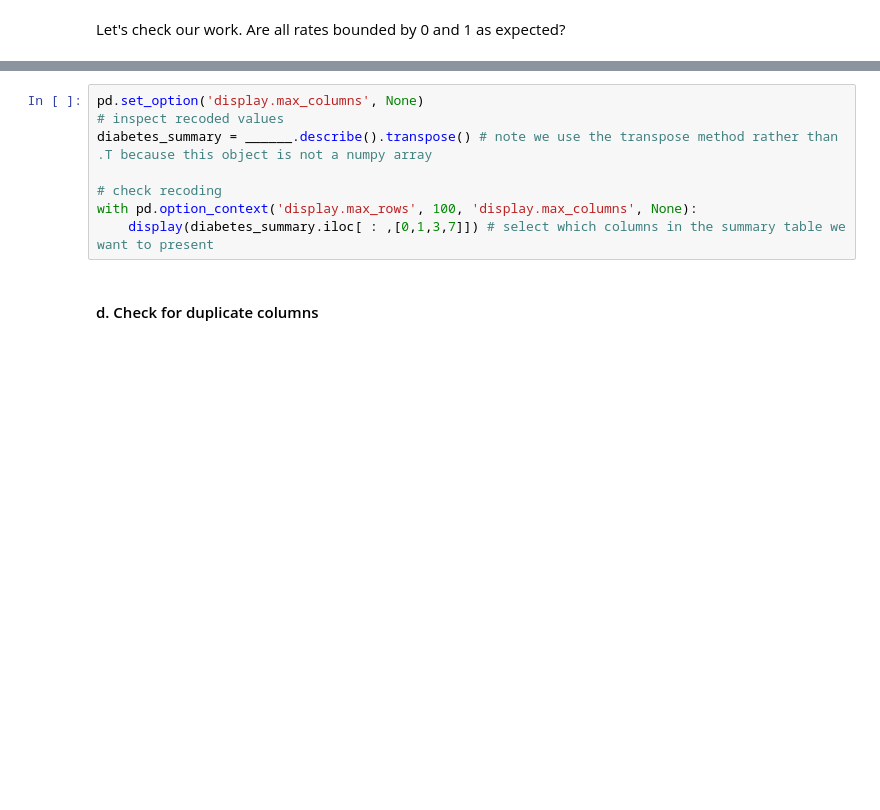
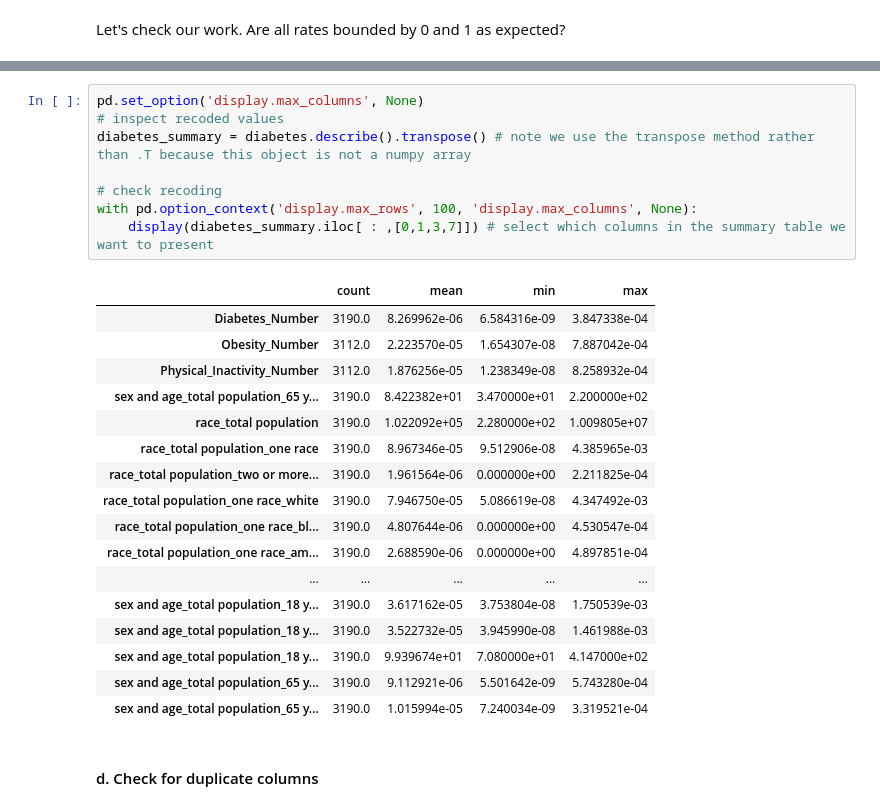
Before and after one commit to annettegailliot/CSS_Project2_Team4_Fall2022, a Jupyter notebook: Project 2 Students.ipynb, the cells around one changed output, grey strips where cells are left out. Saved outputs shown, nothing was run; the diff lists cells and outputs as text; blank space fills up the shorter version.

```diff
--- a/Project 2 Students.ipynb
+++ b/Project 2 Students.ipynb
@@ -136,11 +152,29 @@ Let's check our work. Are all rates bounded by 0 and 1 as expected?
 # %%
 pd.set_option('display.max_columns', None)
 # inspect recoded values
-diabetes_summary = ______.describe().transpose() # note we use the transpose method rather than .T because this object is not a numpy array
+diabetes_summary = diabetes.describe().transpose() # note we use the transpose method rather than .T because this object is not a numpy array
 
 # check recoding
 with pd.option_context('display.max_rows', 100, 'display.max_columns', None):
     display(diabetes_summary.iloc[ : ,[0,1,3,7]]) # select which columns in the summary table we want to present
+# %% [output]
+|  | count | mean | min | max |
+| Diabetes_Number | 3190.0 | 8.269962e-06 | 6.584316e-09 | 3.847338e-04 |
+| Obesity_Number | 3112.0 | 2.223570e-05 | 1.654307e-08 | 7.887042e-04 |
+| Physical_Inactivity_Number | 3112.0 | 1.876256e-05 | 1.238349e-08 | 8.258932e-04 |
+| sex and age_total population_65 y... | 3190.0 | 8.422382e+01 | 3.470000e+01 | 2.200000e+02 |
+| race_total population | 3190.0 | 1.022092e+05 | 2.280000e+02 | 1.009805e+07 |
+| race_total population_one race | 3190.0 | 8.967346e-05 | 9.512906e-08 | 4.385965e-03 |
+| race_total population_two or more... | 3190.0 | 1.961564e-06 | 0.000000e+00 | 2.211825e-04 |
+| race_total population_one race_white | 3190.0 | 7.946750e-05 | 5.086619e-08 | 4.347492e-03 |
+| race_total population_one race_bl... | 3190.0 | 4.807644e-06 | 0.000000e+00 | 4.530547e-04 |
+| race_total population_one race_am... | 3190.0 | 2.688590e-06 | 0.000000e+00 | 4.897851e-04 |
+| ... | ... | ... | ... | ... |
+| sex and age_total population_18 y... | 3190.0 | 3.617162e-05 | 3.753804e-08 | 1.750539e-03 |
+| sex and age_total population_18 y... | 3190.0 | 3.522732e-05 | 3.945990e-08 | 1.461988e-03 |
+| sex and age_total population_18 y... | 3190.0 | 9.939674e+01 | 7.080000e+01 | 4.147000e+02 |
+| sex and age_total population_65 y... | 3190.0 | 9.112921e-06 | 5.501642e-09 | 5.743280e-04 |
+| sex and age_total population_65 y... | 3190.0 | 1.015994e-05 | 7.240034e-09 | 3.319521e-04 |
 # %% [markdown]
 #### d. Check for duplicate columns
 # %% [markdown]
```
Also changed, not shown: parts of 5 cells of this notebook.
